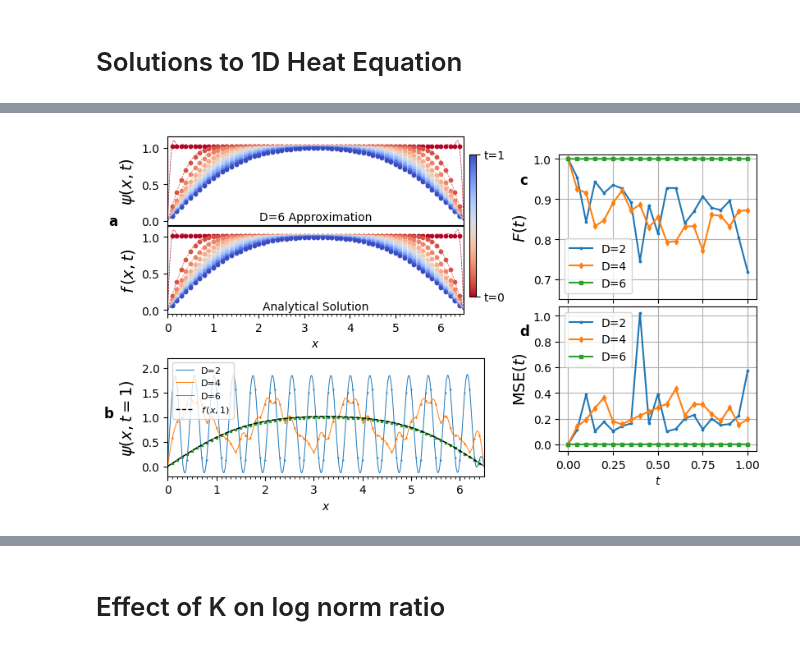
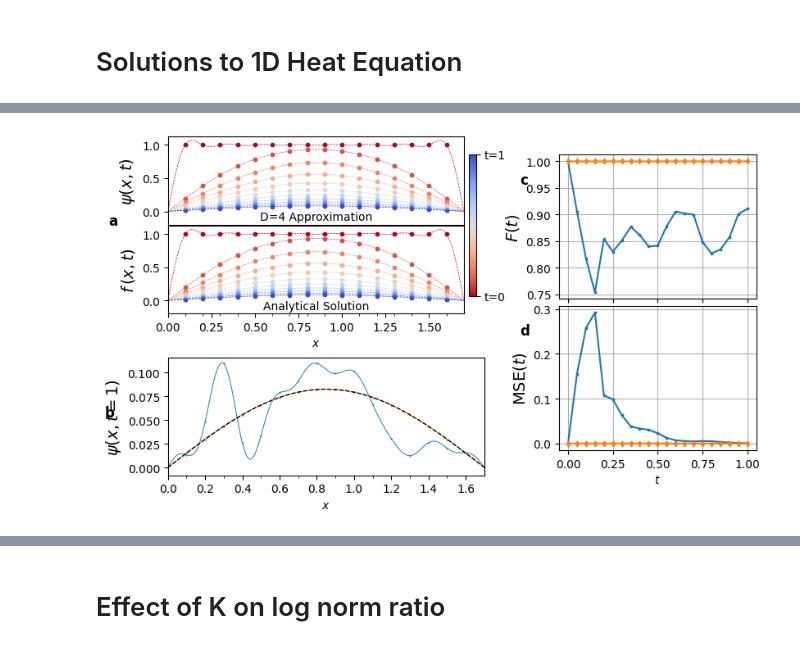
Before and after one commit to KnightShuffler/Quantum-Non-Unitary-Time-Evolution-Public-, a Jupyter notebook: heat_eqn_figs.ipynb, the cells around one changed output, grey strips where cells are left out. Drawn from its saved outputs; the diff is of its cells as text; code cells hidden in the pictures.

Commit message:
updated heat equation figure notebook

```diff
--- a/heat_eqn_figs.ipynb
+++ b/heat_eqn_figs.ipynb
@@ -21,5 +28,6 @@ a4_height = 11.7
 # %%
-expt_data = load_rescaled_data('data/heat_eqn/alpha=0.8/', '6 qubit square wave alpha=0.8', 20)
+files = ['6 qubit square wave alpha=0.8', '6 qubit square wave alpha=0.8']
+expt_data = load_rescaled_data('data/heat_eqn/alpha=0.8/', '4 qubit square wave alpha=0.8', 1)
 # Nt = np.int32(np.ceil(expt_data.T/expt_data.dt))
 # Nx = expt_data.f0.shape[0]
 Nd,Nt,Nx = expt_data.qite_sols.shape
@@ -40,34 +48,24 @@ evo_axs = evo_fig.subplots(2,1,sharex=True)
 d_ax = d_fig.subplots(1)
 stat_axs = stat_fig.subplots(2,1,sharex=True)
 
-if not expt_data.periodic_bc_flag:
-    plot_1d_evolution_zero_bc(evo_axs[0],
-                          expt_data.f0,
-                          expt_data.qite_sols[-1],
-                          (np.arange(1,Nx+1) if not expt_data.periodic_bc_flag else np.arange(Nx))*expt_data.dx,
-                          expt_data.dx, expt_data.L,
-                          times:=np.arange(0,Nt+1)*expt_data.dt,
-                          plot_times:=np.arange(0,Nt+1,(Nt+1)//10))
-    plot_1d_evolution_zero_bc(evo_axs[1],
-                          expt_data.f0,
-                          expt_data.analytical_sol,
-                          (np.arange(1,Nx+1) if not expt_data.periodic_bc_flag else np.arange(Nx))*expt_data.dx,
-                          expt_data.dx, expt_data.L,
-                          times, plot_times)
-else:
-    plot_1d_evolution_periodic_bc(evo_axs[0],
-                          expt_data.f0,
-                          expt_data.qite_sols[-1],
-                          (np.arange(1,Nx+1) if not expt_data.periodic_bc_flag else np.arange(Nx))*expt_data.dx,
-                          expt_data.dx, expt_data.L,
-                          times:=np.arange(0,Nt+1)*expt_data.dt,
-                          plot_times:=np.arange(0,Nt+1,(Nt+1)//10))
-    plot_1d_evolution_periodic_bc(evo_axs[1],
-                          expt_data.f0,
-                          expt_data.analytical_sol,
-                          (np.arange(1,Nx+1) if not expt_data.periodic_bc_flag else np.arange(Nx))*expt_data.dx,
-                          expt_data.dx, expt_data.L,
-                          times, plot_times)
+plot_1d_evolution(evo_axs[0],
+                  expt_data.f0,
+                  expt_data.num_qbits[0],
+                  expt_data.periodic_bc_flag[0],
+                  expt_data.qite_sols[-1],
+                  sample_x:=(np.arange(1,Nx+1) if not expt_data.periodic_bc_flag else np.arange(Nx))*expt_data.dx[0],
+                  expt_data.dx[0], expt_data.L[0],
+                  times:=np.arange(0,Nt+1)*expt_data.dt,
+                  plot_times:=np.arange(0,Nt+1,(Nt+1)//10))
+plot_1d_evolution(evo_axs[1],
+                  expt_data.f0,
+                  expt_data.num_qbits[0],
+                  expt_data.periodic_bc_flag[0],
+                  expt_data.analytical_sol,
+                  sample_x,
+                  expt_data.dx[0], expt_data.L[0],
+                  times, plot_times)
+
 add_text(evo_axs[0],0.5,0.05,f'D={expt_data.D_list[-1]} Approximation',size=10,horizontalalignment='center')
 add_text(evo_axs[1],0.5,0.05,f'Analytical Solution',size=10,horizontalalignment='center')
 
@@ -78,69 +76,66 @@ cb = plt.colorbar(plt.cm.ScalarMappable(norm=plt.Normalize(0,expt_data.T), cmap=
 cb.set_ticks([0,expt_data.T])
 cb.set_ticklabels(['t=0', 't=1'])
 
-xrange =(np.arange(1,Nx+1) if not expt_data.periodic_bc_flag else np.arange(Nx) )*expt_data.dx
-dense_x = np.arange(0,expt_data.L+expt_data.dx/10,expt_data.dx/10)
+# xrange =(np.arange(1,Nx+1) if not expt_data.periodic_bc_flag else np.arange(Nx) )*expt_data.dx
+dense_x = np.arange(0,expt_data.L[0]+expt_data.dx[0]/10,expt_data.dx[0]/10)
 
 for Di,D in enumerate(expt_data.D_list):
     qsol = expt_data.qite_sols[Di][-1]
 
-    if not expt_data.periodic_bc_flag:
-        iqsol = get_zero_bc_interpolation(qsol, dense_x, expt_data.dx, expt_data.L)
-    else:
-        iqsol = get_periodic_bc_interpolation(qsol, dense_x, expt_data.dx, expt_data.L)
+    iqsol = get_interpolation_1d(qsol, expt_data.num_qbits[0],
+                                 expt_data.periodic_bc_flag[0],
+                                 dense_x, expt_data.L[0])
+
     l, = d_ax.plot(dense_x, iqsol, label=f'{D=}', linewidth=0.7, alpha=1.0)
-    d_ax.scatter(xrange,qsol, marker=plt_markers[Di], color=l.get_color(), s=1.0)
+    d_ax.scatter(sample_x,qsol, marker=plt_markers[Di], color=l.get_color(), s=1.0)
+
 asol = expt_data.analytical_sol[-1]
-if not expt_data.periodic_bc_flag:
-    iasol = get_zero_bc_interpolation(asol, dense_x, expt_data.dx, expt_data.L)
-else:
-    iasol = get_periodic_bc_interpolation(asol, dense_x, expt_data.dx, expt_data.L)
+iasol = get_interpolation_1d(asol,expt_data.num_qbits[0],
+                             expt_data.periodic_bc_flag[0],
+                             dense_x, expt_data.L[0])
+
 d_ax.plot(dense_x, iasol, label='$f\,(x,1)$', linewidth=1.0, linestyle='--', color='k')
 
 for Di,D in enumerate(expt_data.D_list):
     stat_axs[0].plot(times[time_slice], expt_data.stat_data[0,Di,time_slice],marker=plt_markers[Di],markersize=3.5, label=f'{D=}')
     stat_axs[1].plot(times[time_slice], expt_data.stat_data[2,Di,time_slice],marker=plt_markers[Di],markersize=3.5, label=f'{D=}')
 
-d_ax.legend(fontsize=8, loc='upper left')
-stat_axs[0].legend(loc='lower left')#, fancybox=True, shadow=True)
-stat_axs[1].legend(loc='upper left')#, fancybox=True, shadow=True)
-
 stat_axs[0].grid(True)
 stat_axs[1].grid(True)
 
-evo_axs[0].set_xlim([0.0,expt_data.L])
-evo_axs[0].set_xticks(np.arange(0,expt_data.L,expt_data.dx),minor=True)
-d_ax.set_xlim([0.0, expt_data.L])
-d_ax.set_xticks(np.arange(0,expt_data.L,expt_data.dx),minor=True)
-d_ax.set_ylim([-0.2, 2.2])
+evo_axs[0].set_xlim([0.0,expt_data.L[0]])
+evo_axs[0].set_xticks(np.arange(0,expt_data.L[0],expt_data.dx[0]),minor=True)
+d_ax.set_xlim([0.0, expt_data.L[0]])
+d_ax.set_xticks(np.arange(0,expt_data.L[0],expt_data.dx[0]),minor=True)
+# d_ax.set_ylim([-0.2, 2.2])
 
-stat_axs[0].set_ylim([0.65,1.01])
+# stat_axs[0].set_ylim([0.65,1.01])
 
 evo_axs[0].set_ylabel(r'$\psi(x,t)$', fontsize=14)
 evo_axs[1].set_ylabel(r'$f\,(x,t)$', fontsize=14)
 d_ax.set_ylabel(r'$\psi(x,t=1)$', fontsize=14)
 
 stat_axs[0].set_ylabel(r'$F(t)$', fontsize=14)
 stat_axs[1].set_ylabel(r'MSE$(t)$', fontsize=14)
 
 evo_axs[-1].set_xlabel(r'$x$')
 d_ax.set_xlabel(r'$x$')
 # stat_axs[0].set_xlabel('$t$')
 stat_axs[1].set_xlabel('$t$')
 
 evo_fig.subplots_adjust(hspace=0.01,right=0.85)
 stat_fig.subplots_adjust(hspace=0.05)#,top=0.75,bottom=0.25,wspace=0.5)
 
 add_text(evo_axs[0], -0.2, 0.0, 'a', weight='bold')
 add_text(d_ax, -0.2, 0.5, 'b', weight='bold')
 add_text(stat_axs[0], -0.2, 0.8, 'c', weight='bold')
 add_text(stat_axs[1], -0.2, 0.8, 'd', weight='bold')
 
 figpath = 'figs/heat_eqn/paper_figs/'
 figname = 'square_wave'
 plt.savefig(figpath+figname+'.svg',dpi=300, bbox_inches='tight')
 plt.savefig(figpath+figname+'.png',dpi=300, bbox_inches='tight')
 
 plt.show()
 # %% [output]
-[figure, old version]
+[figure, new version]
```
Also changed, not shown: parts of 9 cells of this notebook.
